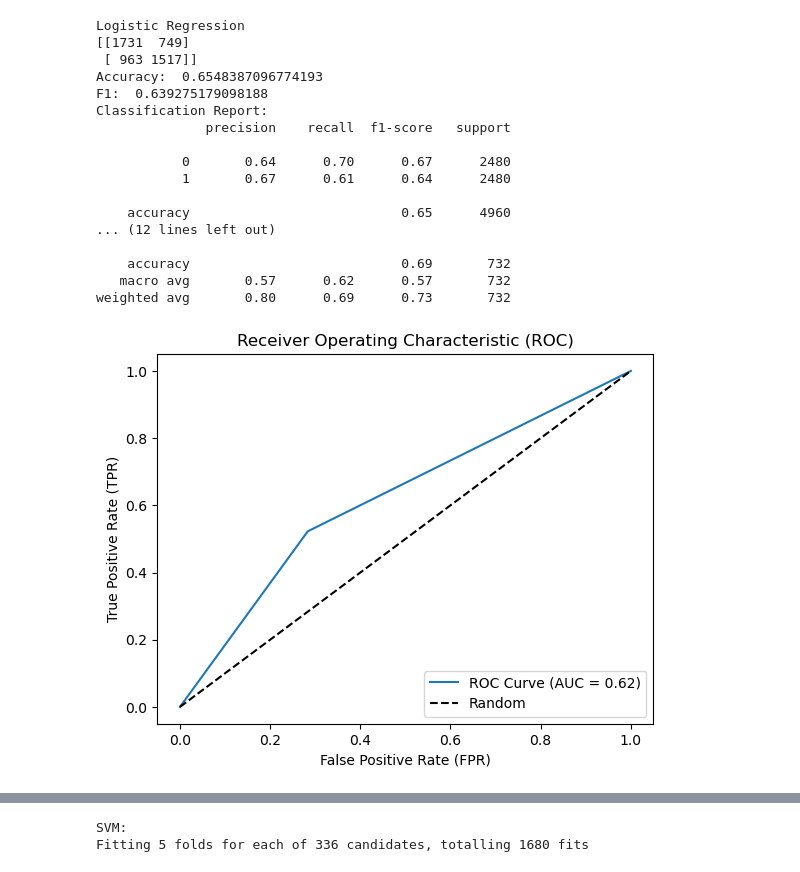
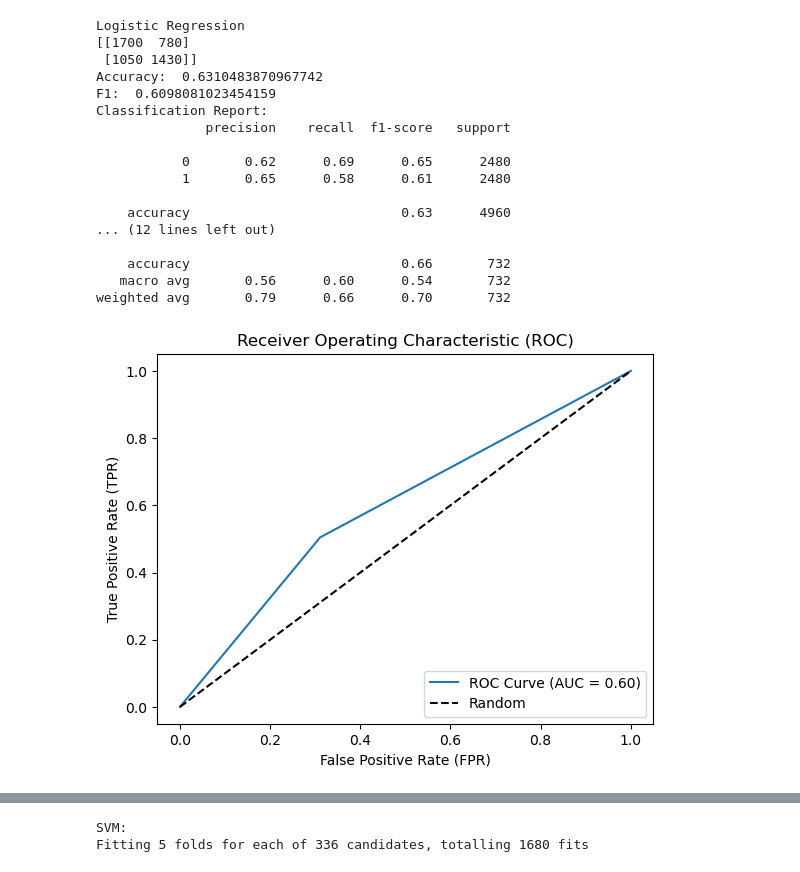
Before and after one commit to Rocky5005/CSE-Final, a Jupyter notebook: src/ml-analysis.ipynb, the cells around one changed output, grey strips where cells are left out. Saved outputs shown, nothing was run; the diff lists cells and outputs as text; code cells hidden in the pictures.

```diff
--- a/src/ml-analysis.ipynb
+++ b/src/ml-analysis.ipynb
@@ -37,7 +37,6 @@ def auc(labels_test, labels_pred):
 # %%
 def precision_recall(labels_test, labels_pred):
     precision, recall, _ = precision_recall_curve(labels_test, labels_pred)
-    plt.figure(figsize=(8, 6))
     plt.plot(recall, precision, label='Precision-Recall Curve')
     plt.xlabel('Recall')
     plt.ylabel('Precision')
@@ -49,25 +61,28 @@ file_locate('ml-analysis.ipynb')
 filename = 'cleaned-framingham.csv'
 # %%
 labels_train, labels_train_pred, labels_test, labels_pred = logistic_regression.logistic_regression(filename)
+# logistic_regression.hyperparameter_search(filename)
+# {'C': 0.01, 'max_iter': 50, 'penalty': 'l1', 'solver': 'saga'}
 analysis(labels_train, labels_train_pred)
 analysis(labels_test, labels_pred)
 auc(labels_test, labels_pred)
+precision_recall(labels_test, labels_pred)
 # %% [output]
 Logistic Regression
-[[1731  749]
- [ 963 1517]]
-Accuracy:  0.6548387096774193
-F1:  0.639275179098188
+[[1700  780]
+ [1050 1430]]
+Accuracy:  0.6310483870967742
+F1:  0.6098081023454159
 Classification Report:
               precision    recall  f1-score   support
 
-           0       0.64      0.70      0.67      2480
-           1       0.67      0.61      0.64      2480
+           0       0.62      0.69      0.65      2480
+           1       0.65      0.58      0.61      2480
 
-    accuracy                           0.65      4960
+    accuracy                           0.63      4960
 ... (12 lines left out)
 
-    accuracy                           0.69       732
-   macro avg       0.57      0.62      0.57       732
-weighted avg       0.80      0.69      0.73       732
+    accuracy                           0.66       732
+   macro avg       0.56      0.60      0.54       732
+weighted avg       0.79      0.66      0.70       732
-[figure, old version]
+[figure, new version]
```
Also changed, not shown: parts of 8 cells of this notebook, 8 other files.
